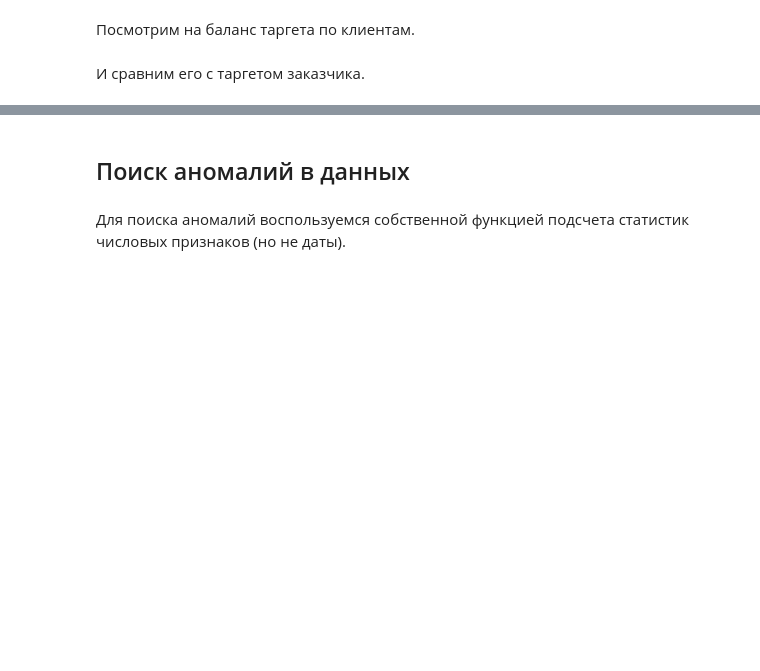
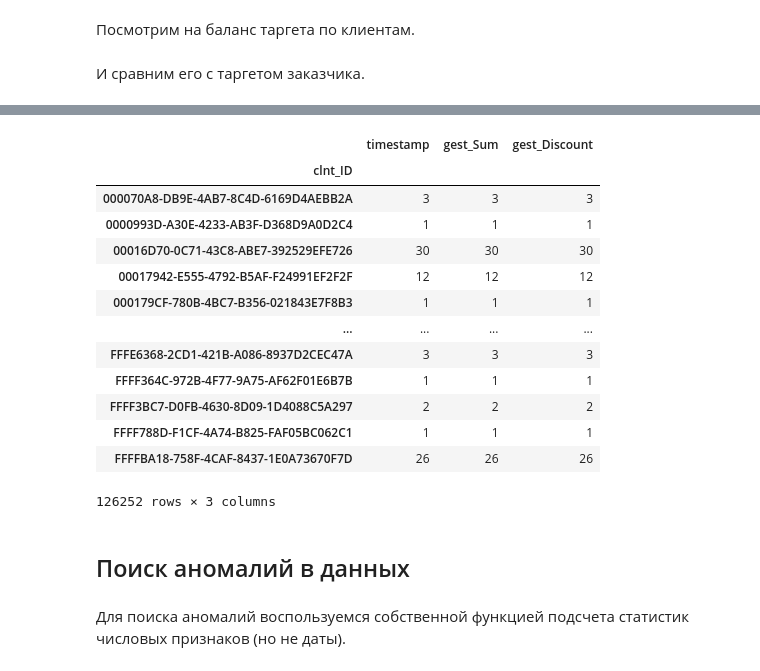
Before and after one commit to snakerzr/cupcake_churn_prediction, a Jupyter notebook: notebook.ipynb, the cells around one changed output, grey strips where cells are left out. Cells and saved outputs as stored; diff of their text form; code cells hidden in the pictures; blank space fills up the shorter version.

```diff
--- a/notebook.ipynb
+++ b/notebook.ipynb
@@ -465,8 +611,8 @@ df[df['delta>=45'] == True].tail()
 # И последняя ли это покупка, чтобы посмотреть прошло ли с последней покупки 45 дней
 
 # Создадим признак с номером покупки
-def expand_count(col):
-    return col.sort_values().expanding().count()
+# def expand_count(col):
+#     return col.expanding().count()
 
-df['clnt_buys_count'] = df.groupby('clnt_ID')['timestamp'].transform(expand_count)
+# df['clnt_buys_count'] = df.groupby('clnt_ID')['timestamp'].transform(expand_count)
 # %%
@@ -477,8 +623,8 @@ df.tail()
 # Нам нужно понять единственная ли это покупка 2
 
 # Для этого создадим столбец с максимальным кол-вом покупок клиента
-df['max_buys_count'] = df.groupby('clnt_ID')['clnt_buys_count'].transform('max')
+# df['max_buys_count'] = df.groupby('clnt_ID')['clnt_buys_count'].transform('max')
 
 # Если он равен 1, то покупок было всего 1
-df['just_1_buy'] = df['max_buys_count'] == 1
+# df['just_1_buy'] = df['max_buys_count'] == 1
 # %%
@@ -486,4 +632,4 @@ df[df['max_buys_count'] == 1]
 # %%
 # Здесь нужно понять последняя ли покупка текущая и не единственная ли она
-df['last_buy_out_of_more_than_1'] = (df['just_1_buy'] == False)&(df['clnt_buys_count'] == df['max_buys_count'])
+# df['last_buy_out_of_more_than_1'] = (df['just_1_buy'] == False)&(df['clnt_buys_count'] == df['max_buys_count'])
 # %%
@@ -491,7 +637,7 @@ df[df['clnt_buys_count'] == df['max_buys_count']]
 # %%
-# Теперь представим, что мы в конце года. 2021-12-31
-# И отсечем все сделки, которые произошли на текущий день минус 45 дней.
-hypothetical_now = pd.Timestamp('2021-12-31')
-hypothetical_45_days_before = hypothetical_now - pd.Timedelta(value=45,unit='days')
-df['more_than_45_till_now'] = df['timestamp'] < hypothetical_45_days_before
+# # Теперь представим, что мы в конце года. 2021-12-31
+# # И отсечем все сделки, которые произошли на текущий день минус 45 дней.
+# hypothetical_now = pd.Timestamp('2021-12-31')
+# hypothetical_45_days_before = hypothetical_now - pd.Timedelta(value=45,unit='days')
+# df['more_than_45_till_now'] = df['timestamp'] < hypothetical_45_days_before
 # %%
@@ -531,3 +691,20 @@ pd.concat([df_target['target'].value_counts(),df_target['target'].value_counts(n
+# %%
+df[df['clnt_ID'].isin(df_target[df_target['target'] == 1]['clnt_ID'])].groupby('clnt_ID').count()
+# %% [output]
+|  | timestamp | gest_Sum | gest_Discount |
+| clnt_ID |  |  |  |
+| 000070A8-DB9E-4AB7-8C4D-6169D4AEBB2A | 3 | 3 | 3 |
+| 0000993D-A30E-4233-AB3F-D368D9A0D2C4 | 1 | 1 | 1 |
+| 00016D70-0C71-43C8-ABE7-392529EFE726 | 30 | 30 | 30 |
+| 00017942-E555-4792-B5AF-F24991EF2F2F | 12 | 12 | 12 |
+| 000179CF-780B-4BC7-B356-021843E7F8B3 | 1 | 1 | 1 |
+| ... | ... | ... | ... |
+| FFFE6368-2CD1-421B-A086-8937D2CEC47A | 3 | 3 | 3 |
+| FFFF364C-972B-4F77-9A75-AF62F01E6B7B | 1 | 1 | 1 |
+| FFFF3BC7-D0FB-4630-8D09-1D4088C5A297 | 2 | 2 | 2 |
+| FFFF788D-F1CF-4A74-B825-FAF05BC062C1 | 1 | 1 | 1 |
+| FFFFBA18-758F-4CAF-8437-1E0A73670F7D | 26 | 26 | 26 |
+126252 rows × 3 columns
 # %% [markdown]
 ## Поиск аномалий в данных
 # %% [markdown]
```
Also changed, not shown: parts of 80 cells of this notebook.
